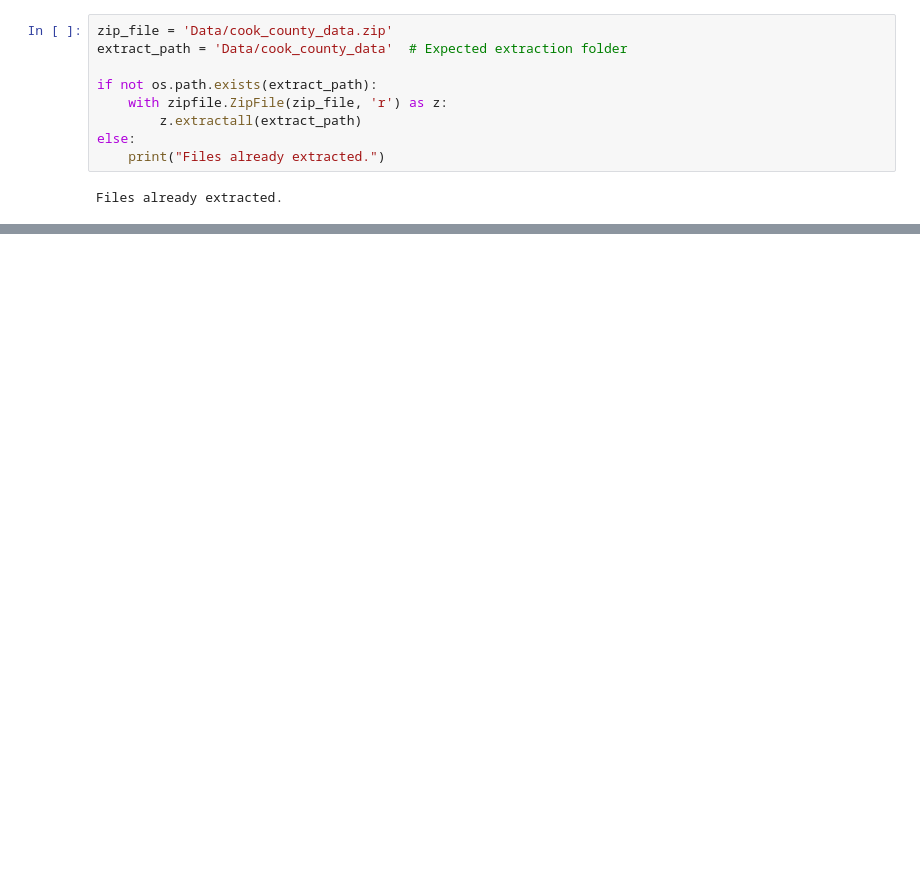
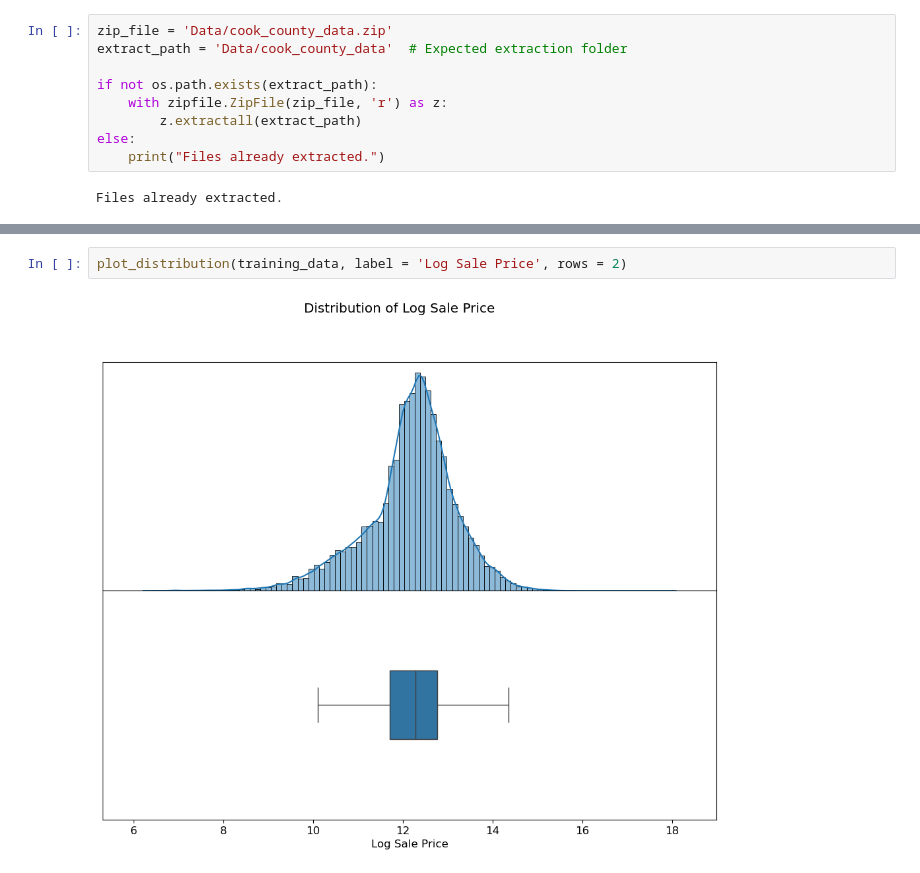
Before and after one commit to ivanyun321/housing-price-predictor, a Jupyter notebook: Exploratory_data_analysis.ipynb, the cells around one changed output, grey strips where cells are left out. Drawn from its saved outputs; the diff is of its cells as text; blank space fills up the shorter version.

```diff
--- a/Exploratory_data_analysis.ipynb
+++ b/Exploratory_data_analysis.ipynb
@@ -36,0 +86,4 @@ Files already extracted.
+# %%
+plot_distribution(training_data, label = 'Log Sale Price', rows = 2)
+# %% [output]
+[figure, added]
```
Also changed, not shown: parts of 21 cells of this notebook, 4 other files.
